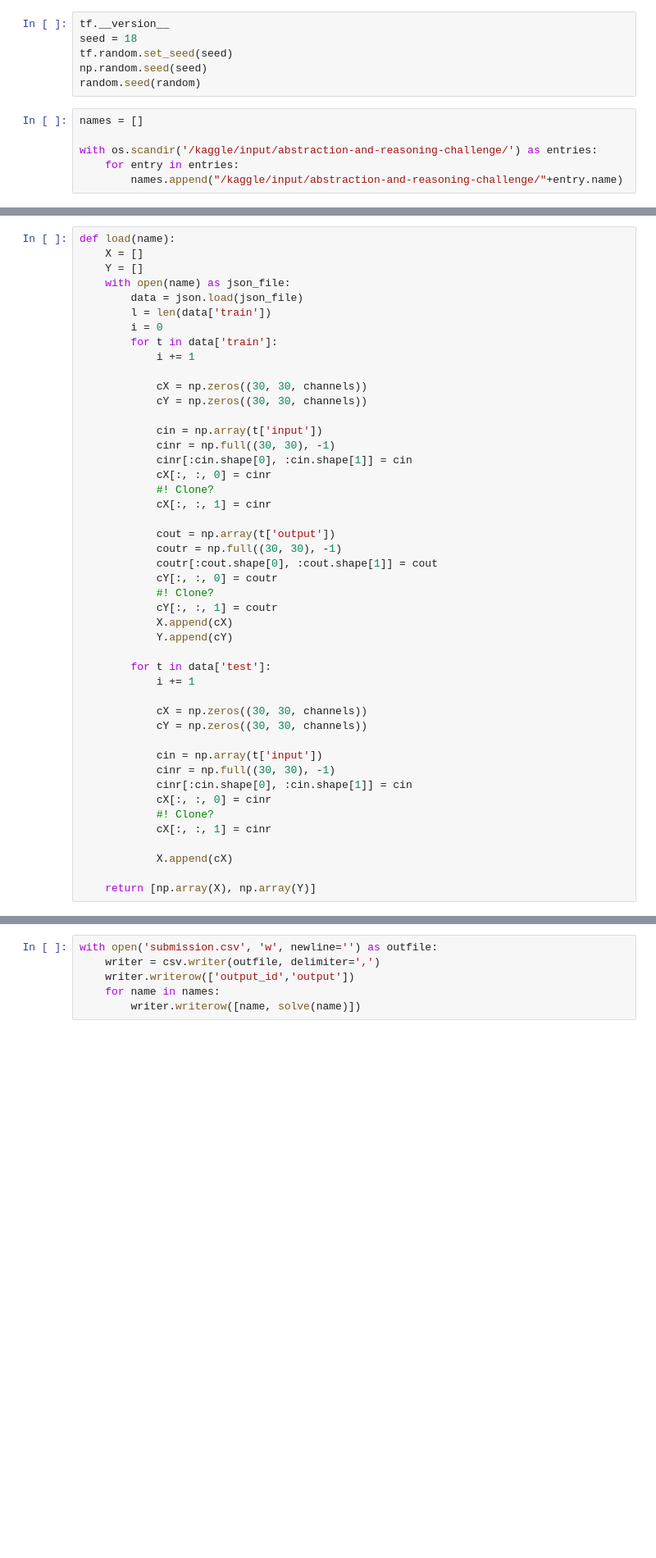
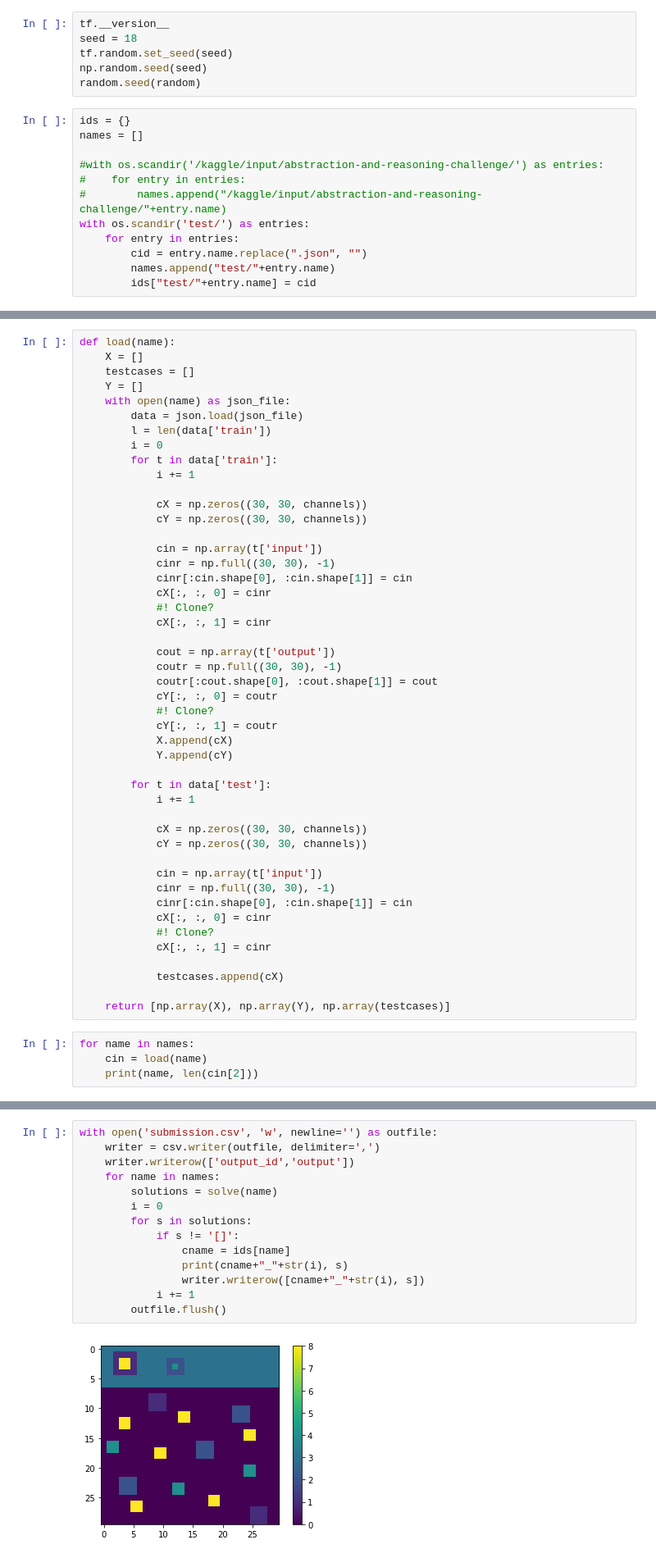
Before and after one commit to HarveyBrezinaConniffe/ARC, a Jupyter notebook: FirstSubmission.ipynb, the cells around one changed output, grey strips where cells are left out. Shown: that part at 82% size. Drawn from its saved outputs; the diff is of its cells as text; blank space fills up the shorter version.

```diff
--- a/FirstSubmission.ipynb
+++ b/FirstSubmission.ipynb
@@ -24,8 +24,14 @@ tf.random.set_seed(seed)
 np.random.seed(seed)
 random.seed(random)
 # %%
+ids = {}
 names = []
 
-with os.scandir('/kaggle/input/abstraction-and-reasoning-challenge/') as entries:
+#with os.scandir('/kaggle/input/abstraction-and-reasoning-challenge/') as entries:
+#    for entry in entries:
+#        names.append("/kaggle/input/abstraction-and-reasoning-challenge/"+entry.name)
+with os.scandir('test/') as entries:
     for entry in entries:
-        names.append("/kaggle/input/abstraction-and-reasoning-challenge/"+entry.name)
+        cid = entry.name.replace(".json", "")
+        names.append("test/"+entry.name)
+        ids["test/"+entry.name] = cid
@@ -34,6 +38,7 @@ NameError: name 'os' is not defined
 # %%
 def load(name):
     X = []
+    testcases = []
     Y = []
     with open(name) as json_file:
         data = json.load(json_file)
@@ -74,6 +79,10 @@ def load(name):
             #! Clone?
             cX[:, :, 1] = cinr
 
-            X.append(cX)
+            testcases.append(cX)
 
-    return [np.array(X), np.array(Y)]
+    return [np.array(X), np.array(Y), np.array(testcases)]
+# %%
+for name in names:
+    cin = load(name)
+    print(name, len(cin[2]))
@@ -195,6 +234,16 @@ def solve(taskname):
 # %%
 with open('submission.csv', 'w', newline='') as outfile:
     writer = csv.writer(outfile, delimiter=',')
     writer.writerow(['output_id','output'])
     for name in names:
-        writer.writerow([name, solve(name)])
+        solutions = solve(name)
+        i = 0
+        for s in solutions:
+            if s != '[]':
+                cname = ids[name]
+                print(cname+"_"+str(i), s)
+                writer.writerow([cname+"_"+str(i), s])
+            i += 1
+        outfile.flush()
+# %% [output]
+[figure, added]
```
Also changed, not shown: parts of 4 cells of this notebook.
